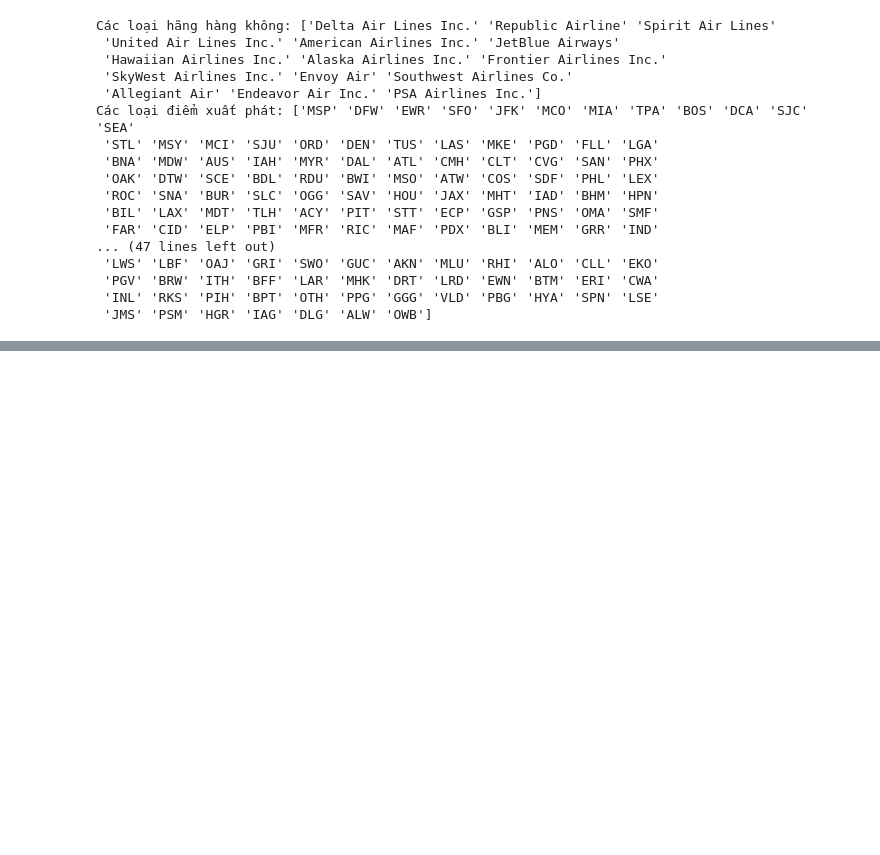
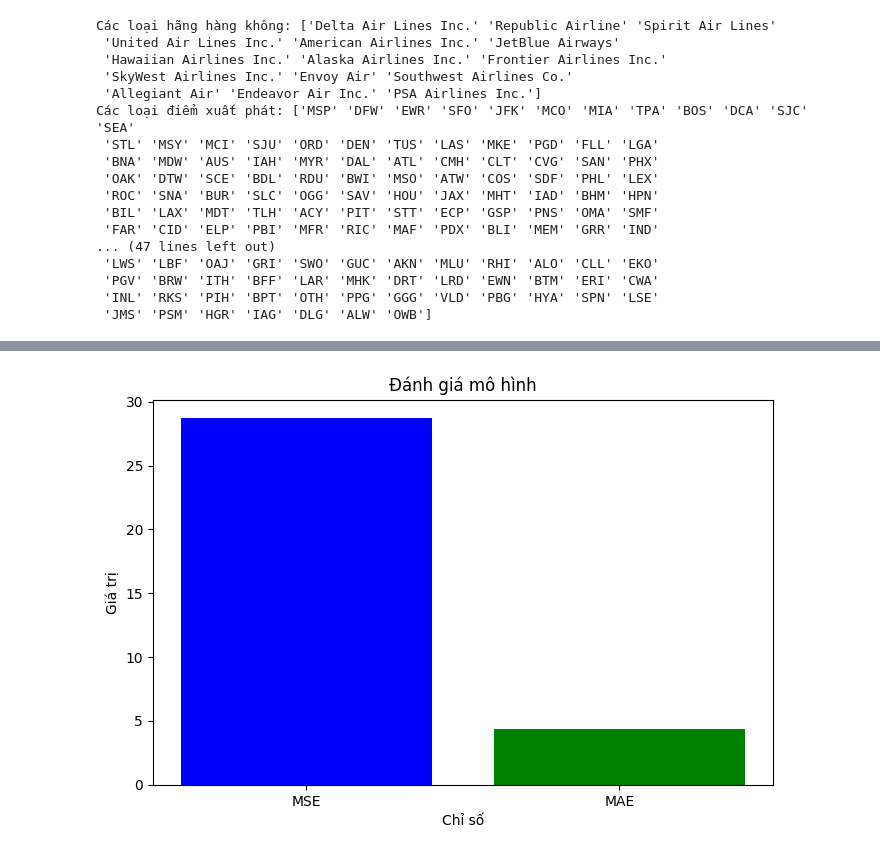
Before and after one commit to D-makaeenm/KHDL_Forecasting_flight_delays, a Jupyter notebook: data_processing.ipynb, the cells around one changed output, grey strips where cells are left out. Saved outputs shown, nothing was run; the diff lists cells and outputs as text; code cells hidden in the pictures; blank space fills up the shorter version.

```diff
--- a/data_processing.ipynb
+++ b/data_processing.ipynb
@@ -256,0 +250,16 @@ Chuyến bay 2: 10.088796615600586 phút
+# %%
+# Danh sách các chỉ số đánh giá
+metrics = ['MSE', 'MAE']
+
+# Giá trị của các chỉ số tương ứng
+values = [mse, mae]
+
+# Vẽ biểu đồ
+plt.figure(figsize=(8, 5))
+plt.bar(metrics, values, color=['blue', 'green'])
+plt.title('Đánh giá mô hình')
+plt.xlabel('Chỉ số')
+plt.ylabel('Giá trị')
+plt.show()
+# %% [output]
+[figure, added]
```
Also changed, not shown: parts of 6 cells of this notebook, 7 other files.
